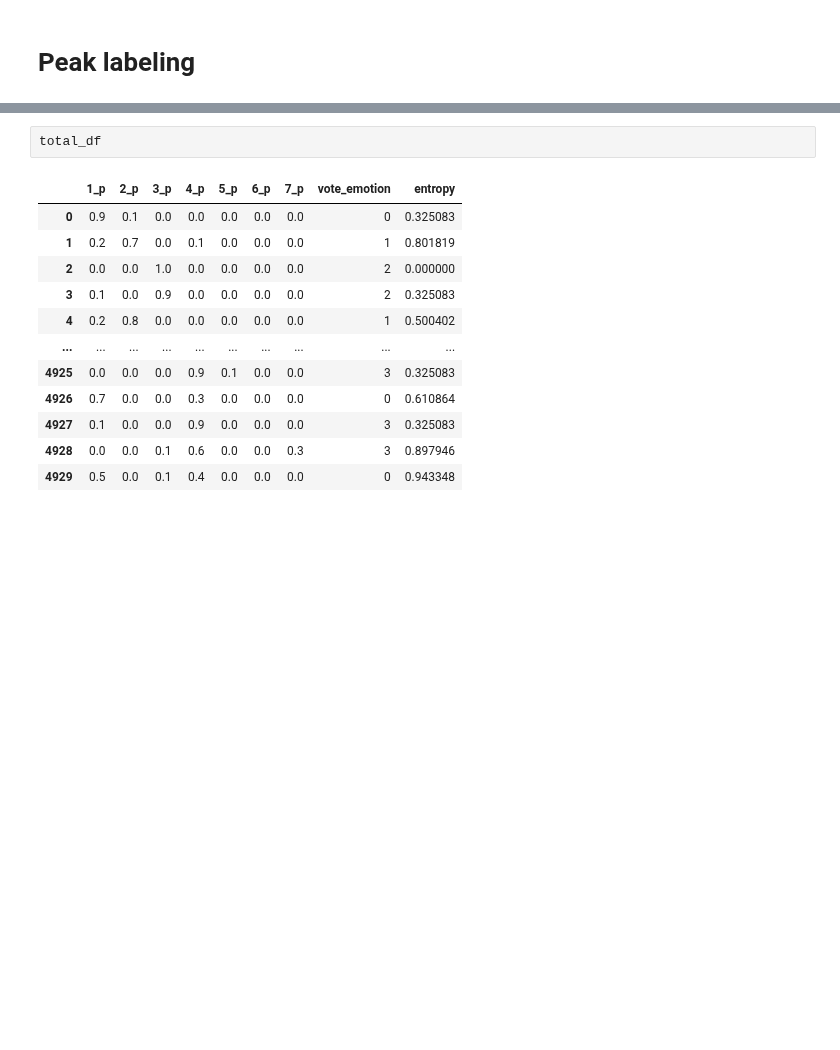
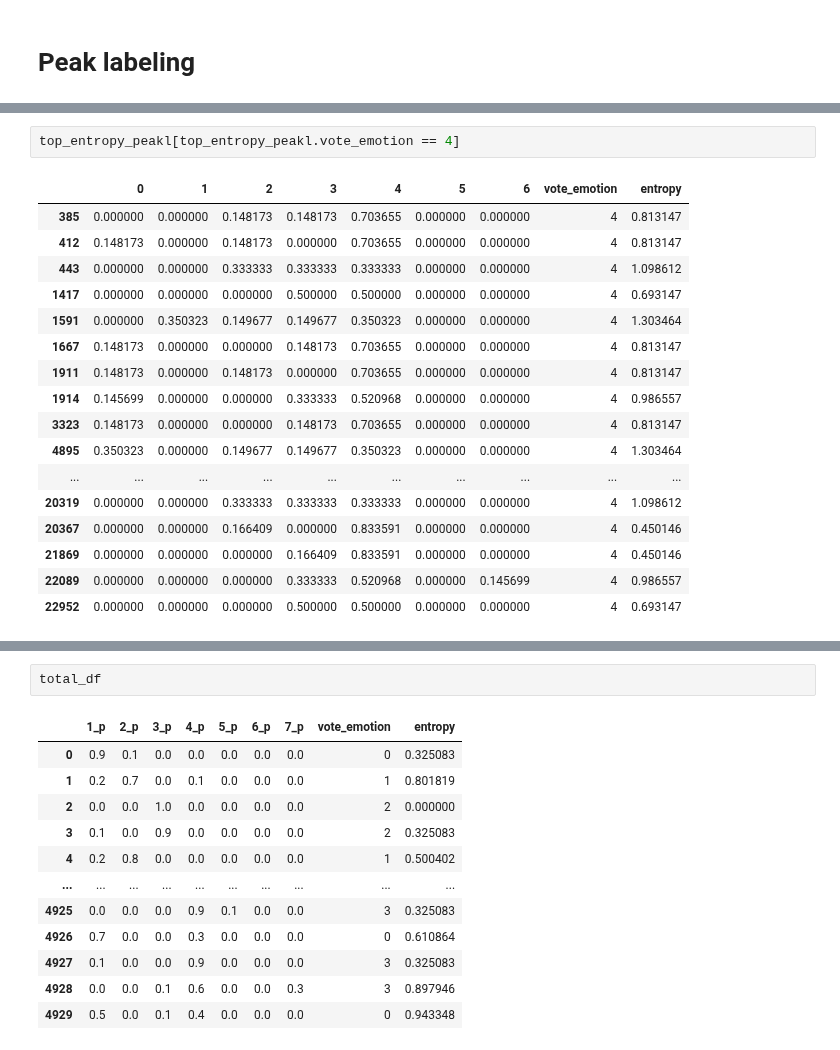
Before and after one commit to 1pha/MulitmodalERC-TensorMixerNetwork, a Jupyter notebook: modeling.ipynb, the cells around one changed output, grey strips where cells are left out. Saved outputs shown, nothing was run; the diff lists cells and outputs as text; blank space fills up the shorter version.

```diff
--- a/modeling.ipynb
+++ b/modeling.ipynb
@@ -49,0 +95,20 @@ total_df['entropy'] = total_df[selected_columns].apply(take_log).apply(np.nansum
+# %%
+top_entropy_peakl[top_entropy_peakl.vote_emotion == 4]
+# %% [output]
+|  | 0 | 1 | 2 | 3 | 4 | 5 | 6 | vote_emotion | entropy |
+| 385 | 0.000000 | 0.000000 | 0.148173 | 0.148173 | 0.703655 | 0.000000 | 0.000000 | 4 | 0.813147 |
+| 412 | 0.148173 | 0.000000 | 0.148173 | 0.000000 | 0.703655 | 0.000000 | 0.000000 | 4 | 0.813147 |
+| 443 | 0.000000 | 0.000000 | 0.333333 | 0.333333 | 0.333333 | 0.000000 | 0.000000 | 4 | 1.098612 |
+| 1417 | 0.000000 | 0.000000 | 0.000000 | 0.500000 | 0.500000 | 0.000000 | 0.000000 | 4 | 0.693147 |
+| 1591 | 0.000000 | 0.350323 | 0.149677 | 0.149677 | 0.350323 | 0.000000 | 0.000000 | 4 | 1.303464 |
+| 1667 | 0.148173 | 0.000000 | 0.000000 | 0.148173 | 0.703655 | 0.000000 | 0.000000 | 4 | 0.813147 |
+| 1911 | 0.148173 | 0.000000 | 0.148173 | 0.000000 | 0.703655 | 0.000000 | 0.000000 | 4 | 0.813147 |
+| 1914 | 0.145699 | 0.000000 | 0.000000 | 0.333333 | 0.520968 | 0.000000 | 0.000000 | 4 | 0.986557 |
+| 3323 | 0.148173 | 0.000000 | 0.000000 | 0.148173 | 0.703655 | 0.000000 | 0.000000 | 4 | 0.813147 |
+| 4895 | 0.350323 | 0.000000 | 0.149677 | 0.149677 | 0.350323 | 0.000000 | 0.000000 | 4 | 1.303464 |
+| ... | ... | ... | ... | ... | ... | ... | ... | ... | ... |
+| 20319 | 0.000000 | 0.000000 | 0.333333 | 0.333333 | 0.333333 | 0.000000 | 0.000000 | 4 | 1.098612 |
+| 20367 | 0.000000 | 0.000000 | 0.166409 | 0.000000 | 0.833591 | 0.000000 | 0.000000 | 4 | 0.450146 |
+| 21869 | 0.000000 | 0.000000 | 0.000000 | 0.166409 | 0.833591 | 0.000000 | 0.000000 | 4 | 0.450146 |
+| 22089 | 0.000000 | 0.000000 | 0.000000 | 0.333333 | 0.520968 | 0.000000 | 0.145699 | 4 | 0.986557 |
+| 22952 | 0.000000 | 0.000000 | 0.000000 | 0.500000 | 0.500000 | 0.000000 | 0.000000 | 4 | 0.693147 |
```
Also changed, not shown: parts of 13 cells of this notebook, 1 other file.
